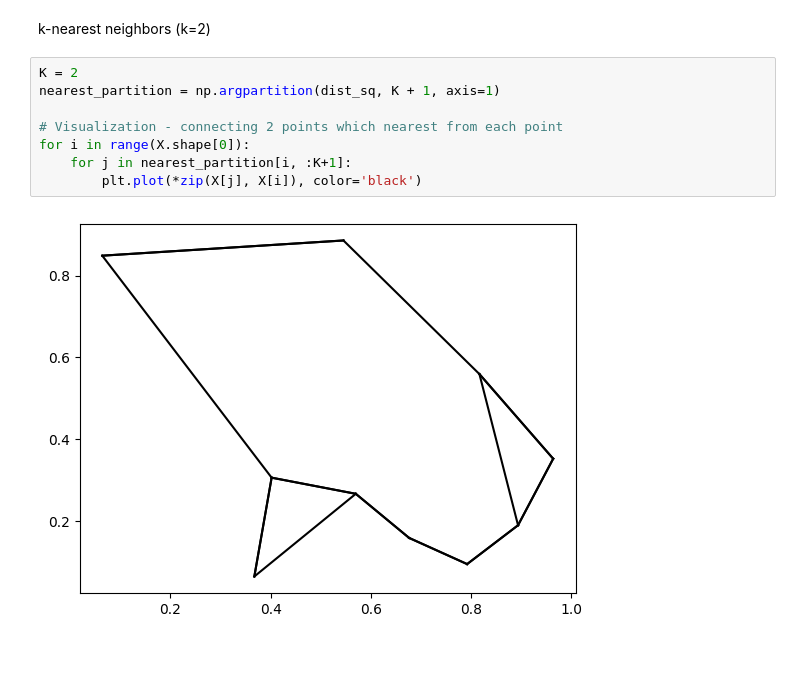
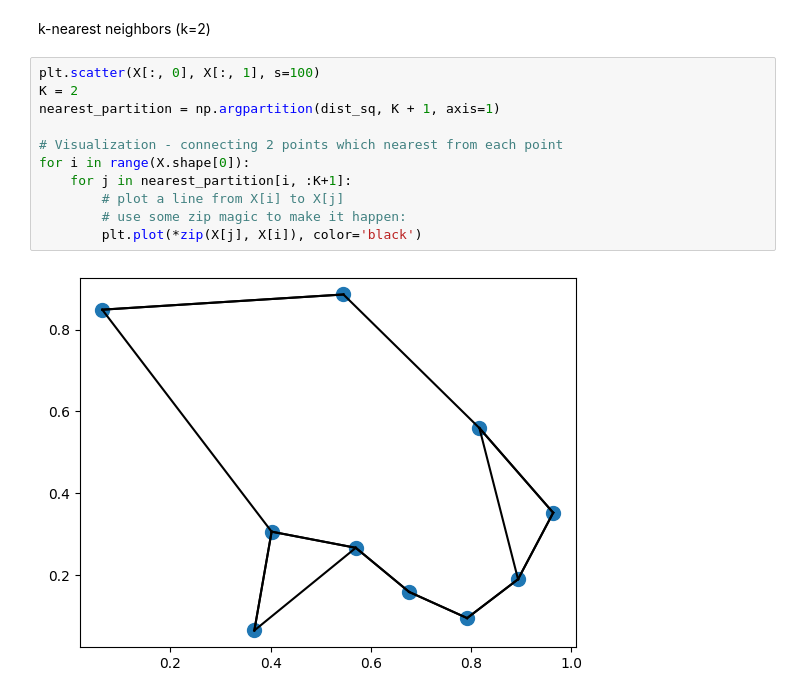
Before and after one commit to ryongbom/AI-studying, a Jupyter notebook: Python_Data_Science_2nd/Part_II_Introduction_to_Numpy/Chapter11_Sorting_arrays/Sorting_arrays.ipynb, the cells around one changed output. Cells and saved outputs as stored; diff of their text form; blank space fills up the shorter version.

```diff
--- a/Python_Data_Science_2nd/Part_II_Introduction_to_Numpy/Chapter11_Sorting_arrays/Sorting_arrays.ipynb
+++ b/Python_Data_Science_2nd/Part_II_Introduction_to_Numpy/Chapter11_Sorting_arrays/Sorting_arrays.ipynb
@@ -161,12 +162,15 @@ print(nearest)
 # %% [markdown]
 k-nearest neighbors (k=2)
 # %%
+plt.scatter(X[:, 0], X[:, 1], s=100)
 K = 2
 nearest_partition = np.argpartition(dist_sq, K + 1, axis=1)
 
 # Visualization - connecting 2 points which nearest from each point
 for i in range(X.shape[0]):
     for j in nearest_partition[i, :K+1]:
+        # plot a line from X[i] to X[j]
+        # use some zip magic to make it happen:
         plt.plot(*zip(X[j], X[i]), color='black')
 # %% [output]
-[figure, old version]
+[figure, new version]
```
Also changed, not shown: parts of 6 cells of this notebook, 13 other files.
